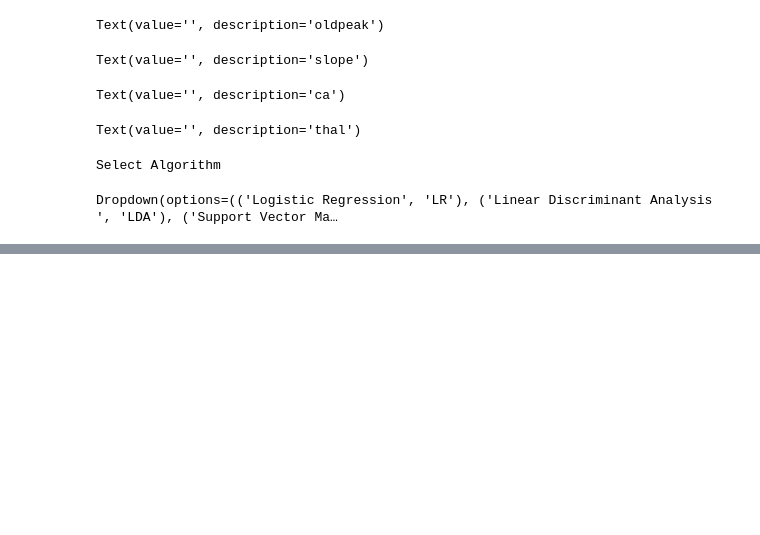
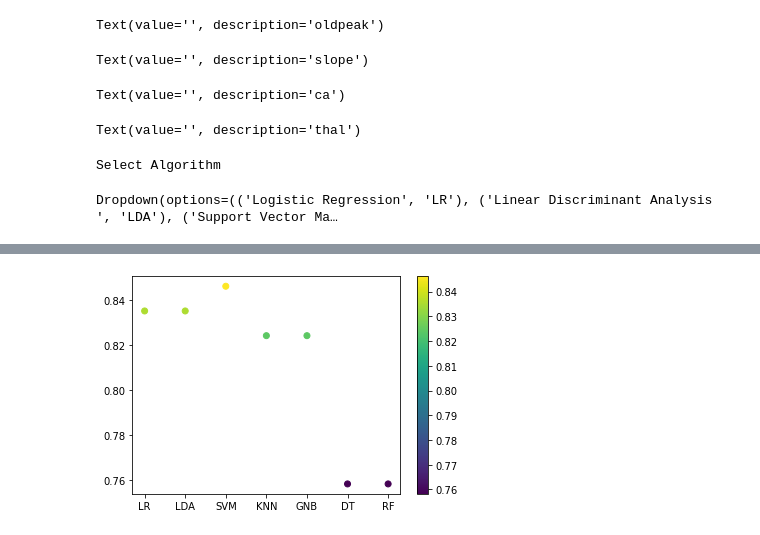
Before and after one commit to nsbisht/S2_Project_AoML_Comparative_Study_of_ML_Classification_Algorithms, a Jupyter notebook: Heart_Disease_Detection/HD.ipynb, the cells around one changed output, grey strips where cells are left out. Drawn from its saved outputs; the diff is of its cells as text; code cells hidden in the pictures; blank space fills up the shorter version.

Commit message:
Added scatter plot to compare accuracies

```diff
--- a/Heart_Disease_Detection/HD.ipynb
+++ b/Heart_Disease_Detection/HD.ipynb
@@ -493,6 +510,9 @@ print(classification_report(Y_test, y_pred))
     accuracy                           0.82        91
    macro avg       0.78      0.80      0.79        91
 weighted avg       0.84      0.82      0.83        91
+# %%
+log['classifier'].append('GNB')
+log['accuracy'].append(accuracy_score(Y_test, y_pred))
 # %% [markdown]
 ### Decision Tree Classifier
 # %%
@@ -606,6 +626,9 @@ print(classification_report(Y_test, y_pred))
     accuracy                           0.76        91
    macro avg       0.69      0.68      0.69        91
 weighted avg       0.75      0.76      0.76        91
+# %%
+log['classifier'].append('DT')
+log['accuracy'].append(accuracy_score(Y_test, y_pred))
 # %%
 fpr, tpr, thresholds = roc_curve(Y_test, y_pred)
 roc_auc = auc(fpr, tpr)
@@ -721,6 +744,9 @@ print(classification_report(Y_test, y_pred))
     accuracy                           0.76        91
    macro avg       0.69      0.68      0.69        91
 weighted avg       0.75      0.76      0.76        91
+# %%
+log['classifier'].append('RF')
+log['accuracy'].append(accuracy_score(Y_test, y_pred))
 # %%
 fpr, tpr, thresholds = roc_curve(Y_test, y_pred)
 roc_auc = auc(fpr, tpr)
@@ -894,3 +920,11 @@ display(prediction)
 # %% [output]
 [interactive output not drawn]
 [interactive output not drawn]
+# %%
+log_df = pd.DataFrame(log )
+# %%
+plt.scatter(log_df['classifier'], log_df['accuracy'], c=log_df['accuracy'])
+plt.colorbar()
+plt.show()
+# %% [output]
+[figure, added]
```
Also changed, not shown: parts of 5 cells of this notebook.
